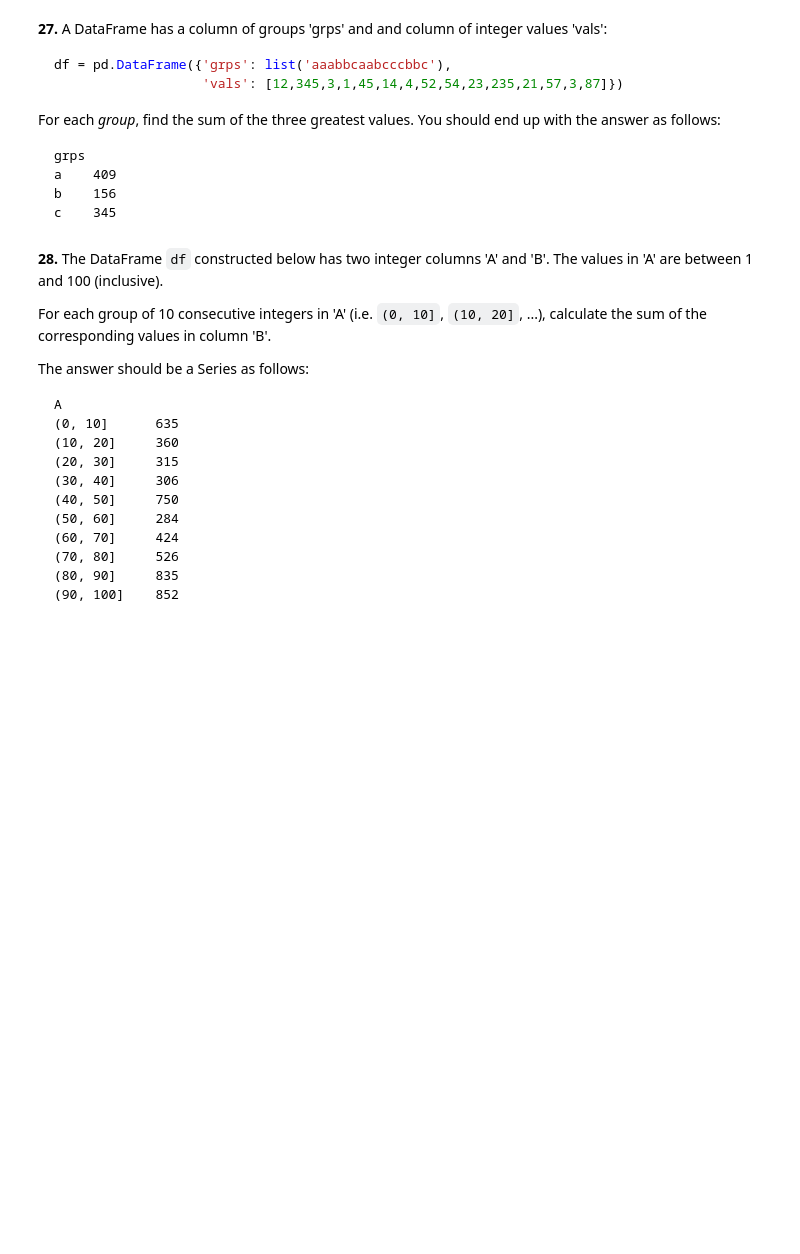
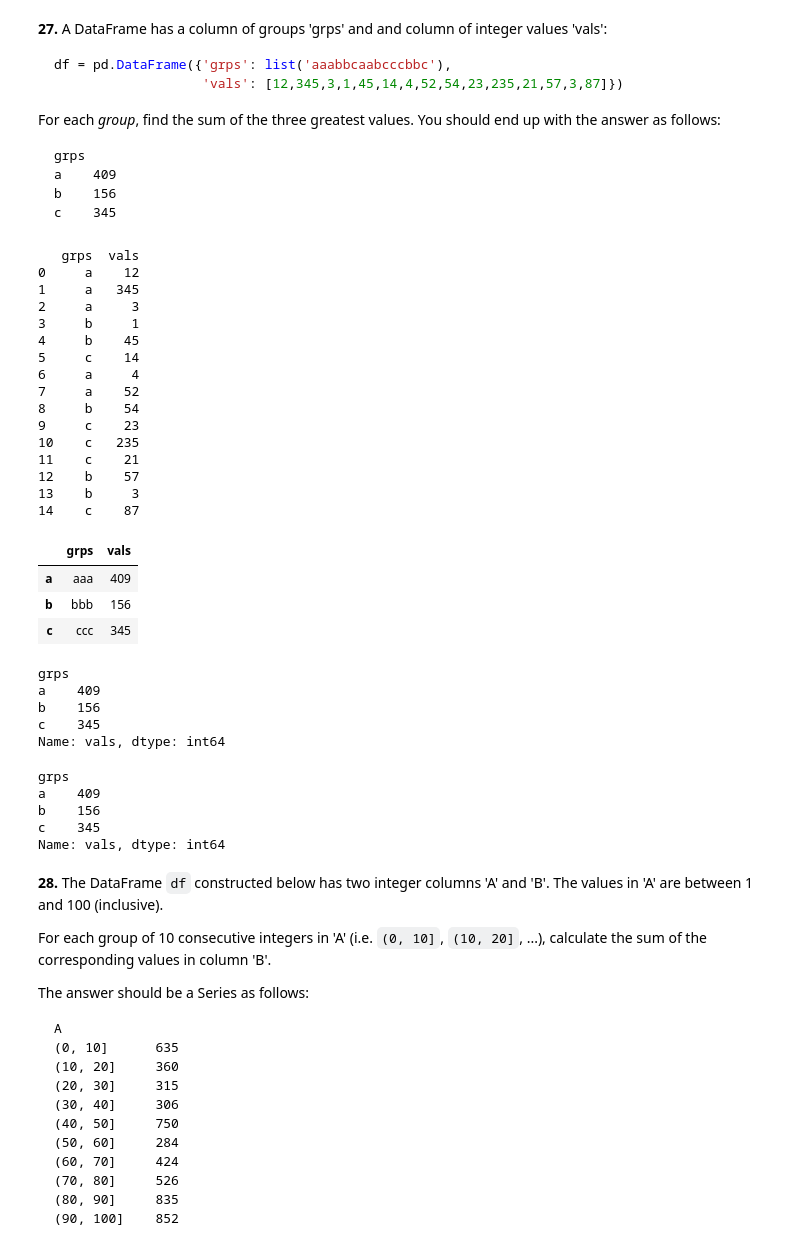
Before and after one commit to Mateusz1922/100-pandas-puzzles, a Jupyter notebook: 100-pandas-puzzles.ipynb, the cells around one changed output. Cells and saved outputs as stored; diff of their text form; code cells hidden in the pictures; blank space fills up the shorter version.

````diff
--- a/100-pandas-puzzles.ipynb
+++ b/100-pandas-puzzles.ipynb
@@ -343,11 +421,65 @@ a    409
 b    156
 c    345
 ```
+# %%
+df = pd.DataFrame({'grps': list('aaabbcaabcccbbc'),
+                   'vals': [12,345,3,1,45,14,4,52,54,23,235,21,57,3,87]})
+# Mateo solution
+a = df.groupby(['grps']).get_group('a').sort_values('vals',ascending=False)[:3].sum()
+b = df.groupby(['grps']).get_group('b').sort_values('vals',ascending=False)[:3].sum()
+c = df.groupby(['grps']).get_group('c').sort_values('vals',ascending=False)[:3].sum()
+
+df = pd.DataFrame([a,b,c], index=['a', 'b', 'c'])
+df
+
+
+# write a solution to the question here
+# %% [output]
+   grps  vals
+0     a    12
+1     a   345
+2     a     3
+3     b     1
+4     b    45
+5     c    14
+6     a     4
+7     a    52
+8     b    54
+9     c    23
+10    c   235
+11    c    21
+12    b    57
+13    b     3
+14    c    87
+|  | grps | vals |
+| a | aaa | 409 |
+| b | bbb | 156 |
+| c | ccc | 345 |
 # %%
+# best one
 df = pd.DataFrame({'grps': list('aaabbcaabcccbbc'),
                    'vals': [12,345,3,1,45,14,4,52,54,23,235,21,57,3,87]})
-
-# write a solution to the question here
+df.groupby('grps')['vals'].nlargest(3).groupby(level=0).sum()
+# %% [output]
+grps
+a    409
+b    156
+c    345
+Name: vals, dtype: int64
+# %%
+# another almost correct solution
+df = pd.DataFrame({'grps': list('aaabbcaabcccbbc'),
+                   'vals': [12,345,3,1,45,14,4,52,54,23,235,21,57,3,87]})
+result_df = df.groupby('grps')['vals'].apply(
+    lambda x: x.nlargest(3).sum()
+)
+result_df
+# %% [output]
+grps
+a    409
+b    156
+c    345
+Name: vals, dtype: int64
 # %% [markdown]
 **28.** The DataFrame `df` constructed below has two integer columns 'A' and 'B'. The values in 'A' are between 1 and 100 (inclusive).
 
````
Also changed, not shown: parts of 10 cells of this notebook.
